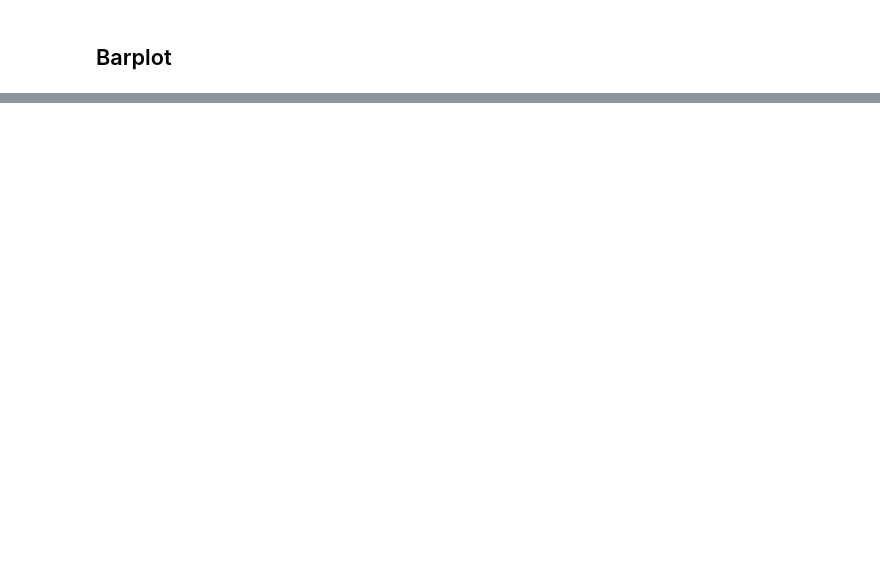
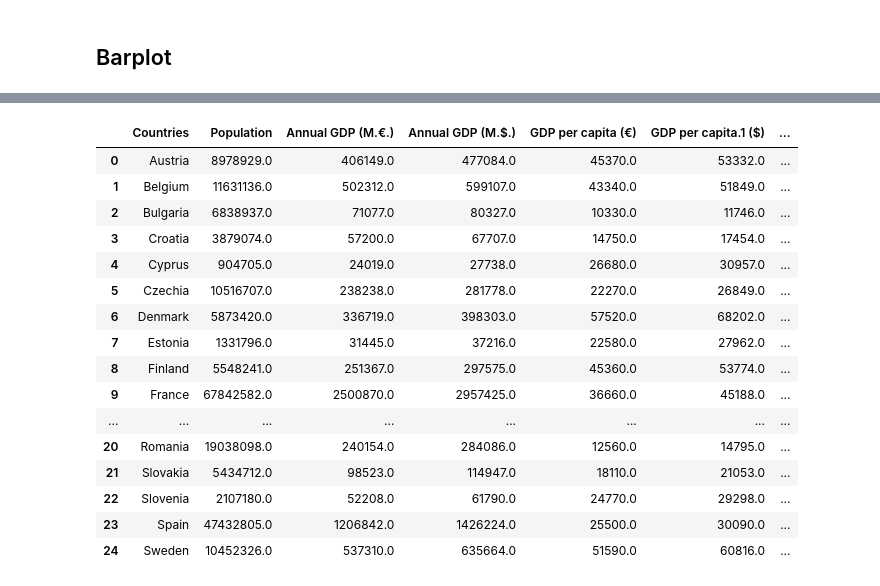
Before and after one commit to Hugocodesdude/Project_2, a Jupyter notebook: Project_Data.ipynb, the cells around one changed output, grey strips where cells are left out. Drawn from its saved outputs; the diff is of its cells as text; code cells hidden in the pictures; blank space fills up the shorter version.

```diff
--- a/Project_Data.ipynb
+++ b/Project_Data.ipynb
@@ -80,0 +185,10 @@ project_data["Deficit (%GDP)"] = project_data["Deficit (%GDP)"].str.extract(r"(\
+# %%
+convert_dict = {'Annual GDP (M.€.)': float,
+                'Annual GDP (M.$.)': float,
+                'GDP per capita (€)': float,
+                'GDP per capita.1 ($)': float,
+                'Distance from Ukraine in km': float
+                }
+
+project_data = project_data.astype(convert_dict)
+print(project_data.dtypes)
@@ -80,0 +210,20 @@ project_data["Deficit (%GDP)"] = project_data["Deficit (%GDP)"].str.extract(r"(\
+# %%
+project_data
+# %% [output]
+|  | Countries | Population | Annual GDP (M.€.) | Annual GDP (M.$.) | GDP per capita (€) | GDP per capita.1 ($) | ... |
+| 0 | Austria | 8978929.0 | 406149.0 | 477084.0 | 45370.0 | 53332.0 | ... |
+| 1 | Belgium | 11631136.0 | 502312.0 | 599107.0 | 43340.0 | 51849.0 | ... |
+| 2 | Bulgaria | 6838937.0 | 71077.0 | 80327.0 | 10330.0 | 11746.0 | ... |
+| 3 | Croatia | 3879074.0 | 57200.0 | 67707.0 | 14750.0 | 17454.0 | ... |
+| 4 | Cyprus | 904705.0 | 24019.0 | 27738.0 | 26680.0 | 30957.0 | ... |
+| 5 | Czechia | 10516707.0 | 238238.0 | 281778.0 | 22270.0 | 26849.0 | ... |
+| 6 | Denmark | 5873420.0 | 336719.0 | 398303.0 | 57520.0 | 68202.0 | ... |
+| 7 | Estonia | 1331796.0 | 31445.0 | 37216.0 | 22580.0 | 27962.0 | ... |
+| 8 | Finland | 5548241.0 | 251367.0 | 297575.0 | 45360.0 | 53774.0 | ... |
+| 9 | France | 67842582.0 | 2500870.0 | 2957425.0 | 36660.0 | 45188.0 | ... |
+| ... | ... | ... | ... | ... | ... | ... | ... |
+| 20 | Romania | 19038098.0 | 240154.0 | 284086.0 | 12560.0 | 14795.0 | ... |
+| 21 | Slovakia | 5434712.0 | 98523.0 | 114947.0 | 18110.0 | 21053.0 | ... |
+| 22 | Slovenia | 2107180.0 | 52208.0 | 61790.0 | 24770.0 | 29298.0 | ... |
+| 23 | Spain | 47432805.0 | 1206842.0 | 1426224.0 | 25500.0 | 30090.0 | ... |
+| 24 | Sweden | 10452326.0 | 537310.0 | 635664.0 | 51590.0 | 60816.0 | ... |
```
Also changed, not shown: parts of 28 cells of this notebook, 2 other files.
